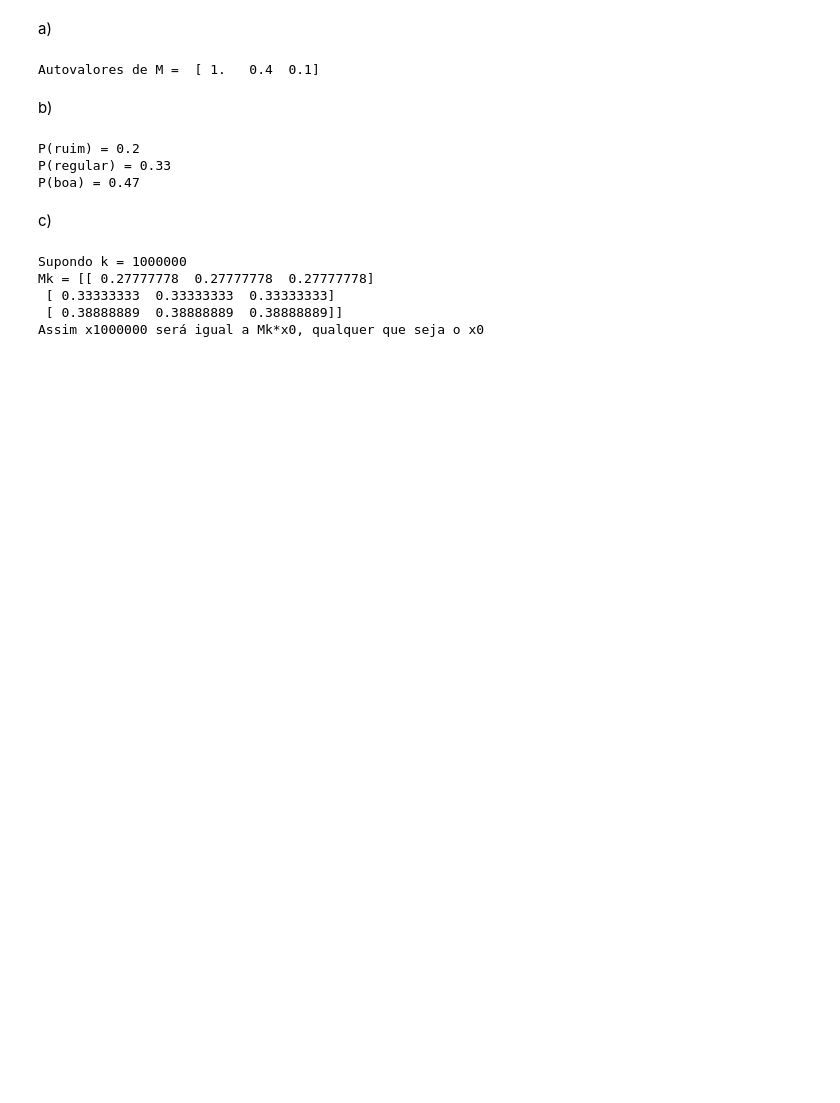
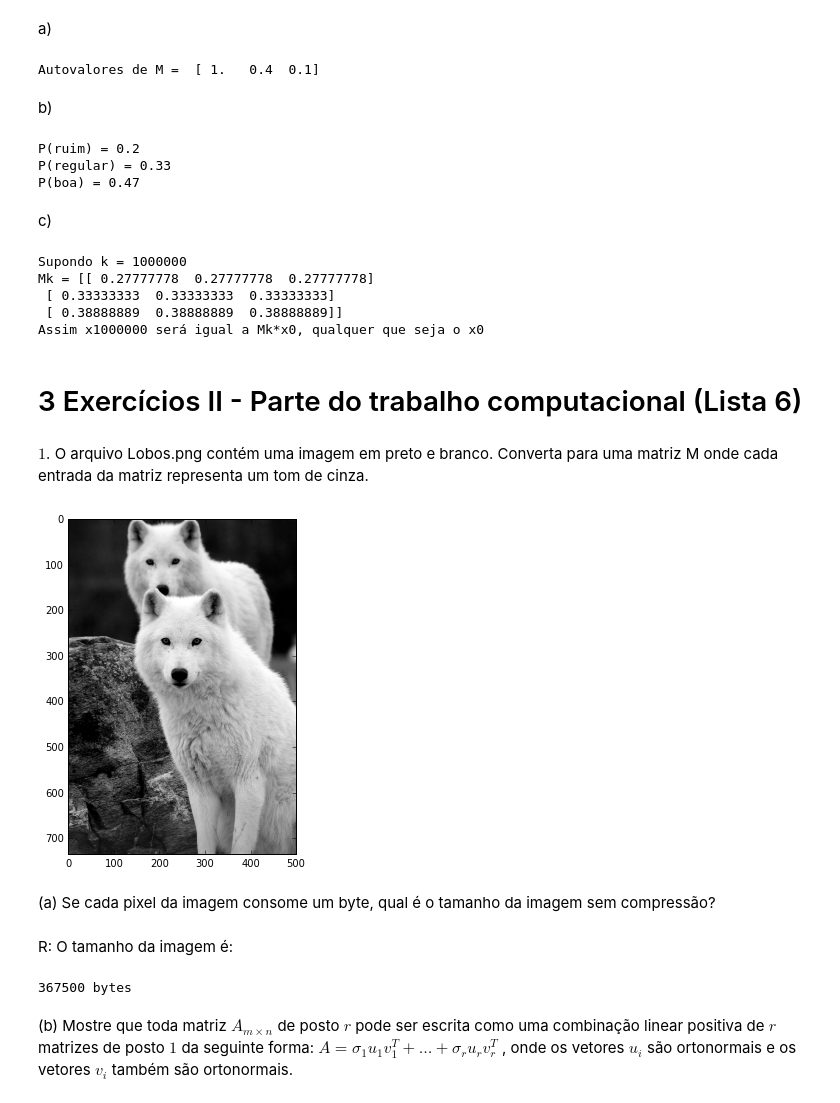
Before and after one commit to marciomacielbastos/trabalho_alglin, a Jupyter notebook: Lista5.ipynb, the cells around one changed output. Cells and saved outputs as stored; diff of their text form; code cells hidden in the pictures; blank space fills up the shorter version.

Commit message:
q1 e 2 da lista 6

```diff
--- a/Lista5.ipynb
+++ b/Lista5.ipynb
@@ -161,3 +161,10 @@ Mk = [[ 0.27777778  0.27777778  0.27777778]
  [ 0.33333333  0.33333333  0.33333333]
  [ 0.38888889  0.38888889  0.38888889]]
 Assim x1000000 será igual a Mk*x0, qualquer que seja o x0
+# %% [markdown]
+# 3  Exercícios II - Parte do trabalho computacional (Lista 6)
+# %% [markdown]
+$1$. O arquivo Lobos.png contém uma imagem em preto e branco.  Converta para uma matriz
+M
+onde cada
+entrada da matriz representa um tom de cinza.
@@ -163,0 +173,12 @@ Assim x1000000 será igual a Mk*x0, qualquer que seja o x0
+# %%
+img = Image.open('/home/marcio/Downloads/Lobos.png')
+# %%
+imgmat = np.array(list(img.getdata(band=0)), float)
+imgmat.shape = (img.size[1], img.size[0])
+imgmat = np.matrix(imgmat)
+plt.figure(figsize=(9,6))
+plt.imshow(imgmat, cmap='gray');
+# %% [output]
+[figure, added]
+# %% [markdown]
+(a) Se cada pixel da imagem consome um byte, qual é o tamanho da imagem sem compressão?
@@ -163,0 +187,10 @@ Assim x1000000 será igual a Mk*x0, qualquer que seja o x0
+# %% [markdown]
+R: O tamanho da imagem é:
+# %%
+print str(x*y), "bytes"
+# %% [output]
+367500 bytes
+# %% [markdown]
+(b) Mostre que toda matriz $A_{m \times n}$ de posto $r$  pode ser escrita como uma combinação linear positiva de $r$
+matrizes de posto $1$ da seguinte forma: $A = \sigma_{1}u_{1}v_{1}^T + \dots + \sigma_{r}u_{r}v_{r}^T $
+, onde os vetores $u_{i}$ são ortonormais e os vetores $v_{i}$ também são ortonormais.
```
Also changed, not shown: parts of 25 cells of this notebook.
